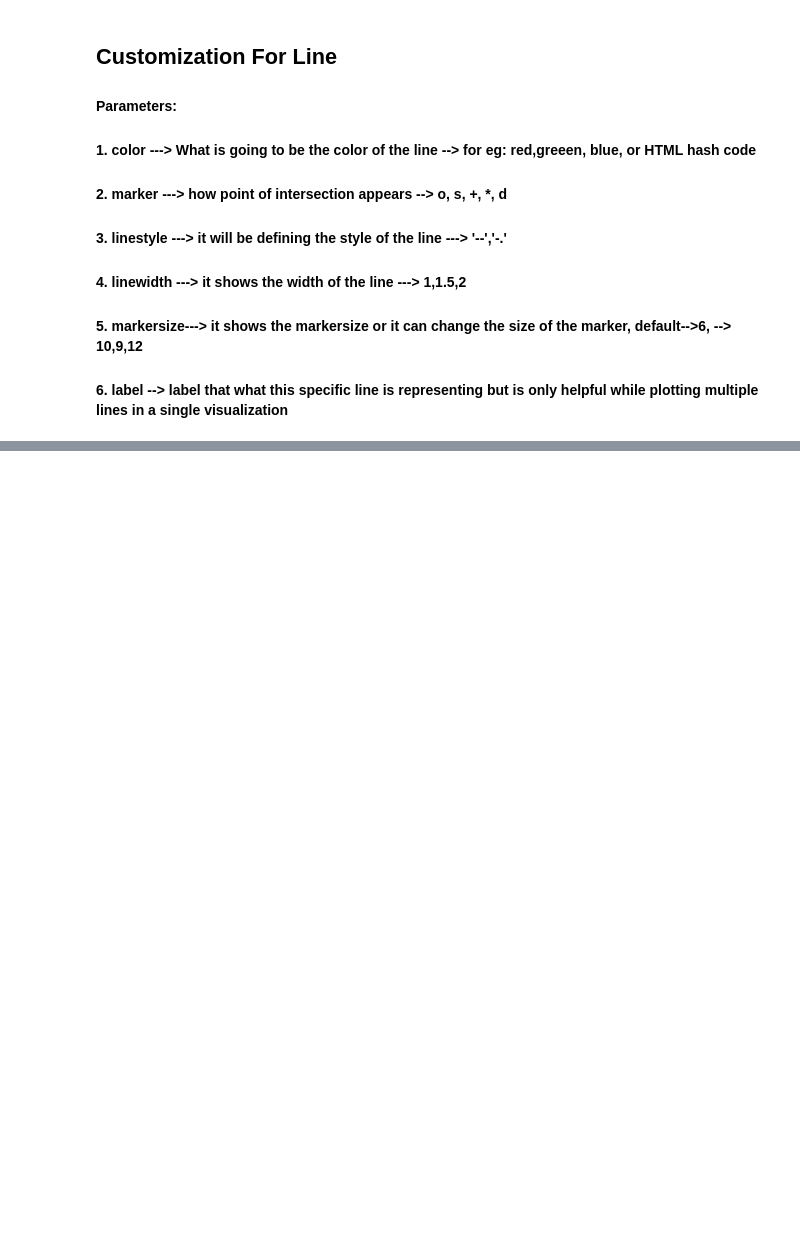
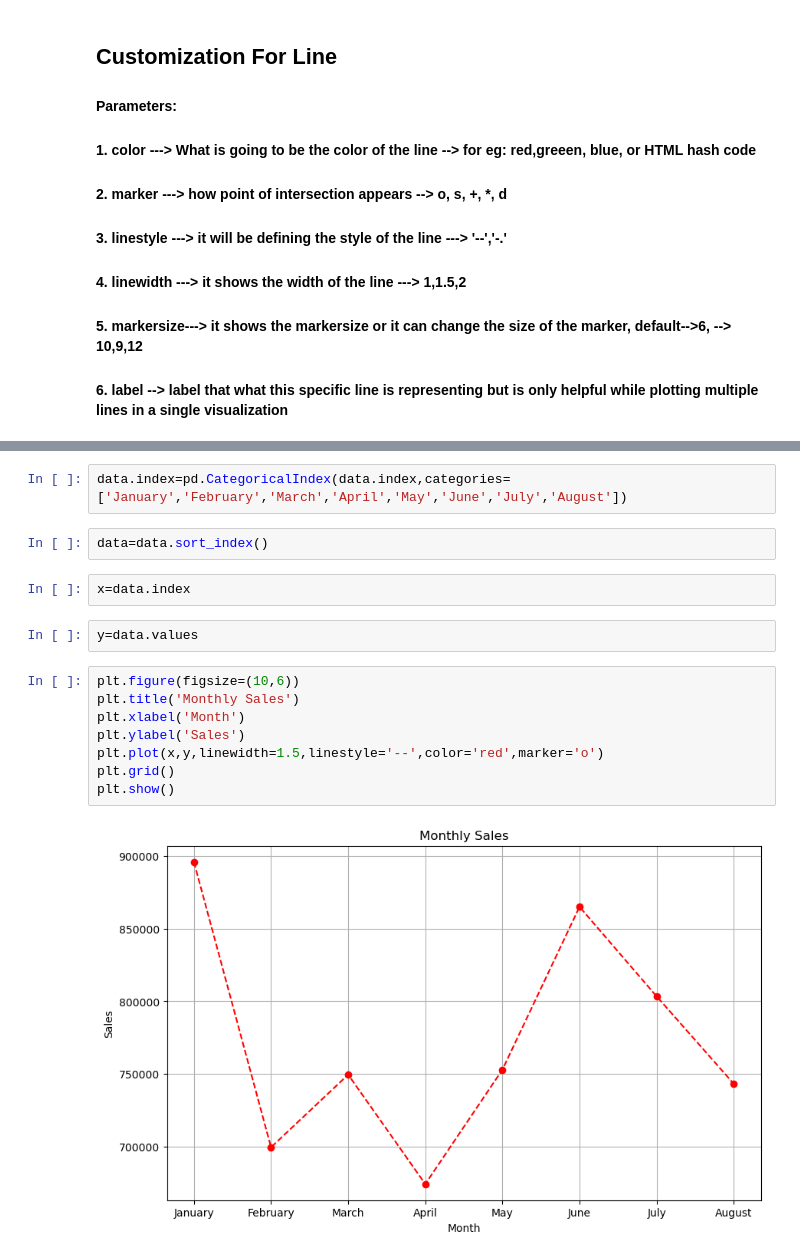
Before and after one commit to daksh-rajora/Gen-Ai, a Jupyter notebook: Machine Learning/MATPLOTLIB/Getting_Started.ipynb, the cells around one changed output, grey strips where cells are left out. Saved outputs shown, nothing was run; the diff lists cells and outputs as text; blank space fills up the shorter version.

Commit message:
new topics with new data set

```diff
--- a/Machine Learning/MATPLOTLIB/Getting_Started.ipynb
+++ b/Machine Learning/MATPLOTLIB/Getting_Started.ipynb
@@ -143,0 +337,18 @@ plt.show()
+# %%
+data.index=pd.CategoricalIndex(data.index,categories=['January','February','March','April','May','June','July','August'])
+# %%
+data=data.sort_index()
+# %%
+x=data.index
+# %%
+y=data.values
+# %%
+plt.figure(figsize=(10,6))
+plt.title('Monthly Sales')
+plt.xlabel('Month')
+plt.ylabel('Sales')
+plt.plot(x,y,linewidth=1.5,linestyle='--',color='red',marker='o')
+plt.grid()
+plt.show()
+# %% [output]
+[figure, added]
```
Also changed, not shown: parts of 26 cells of this notebook.
